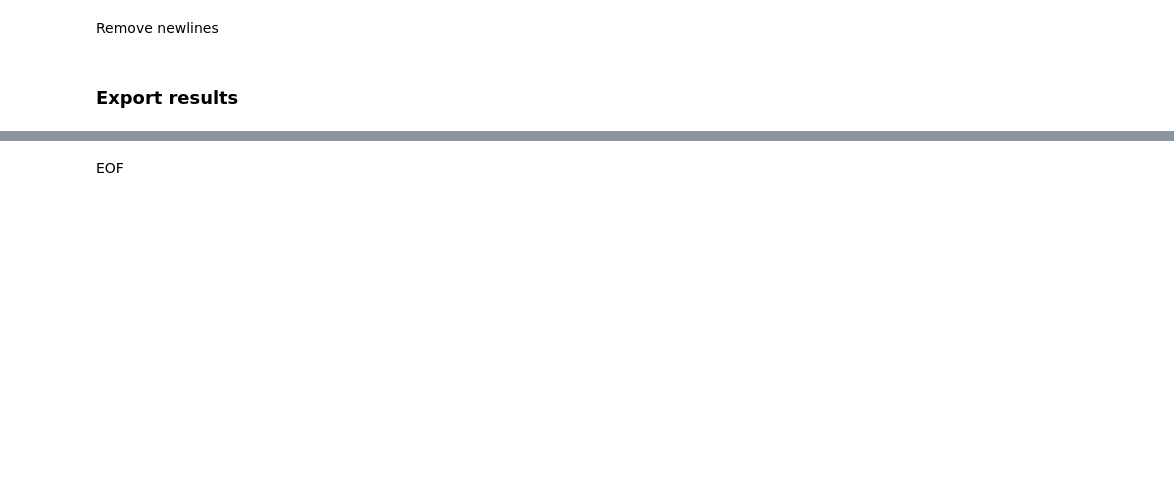
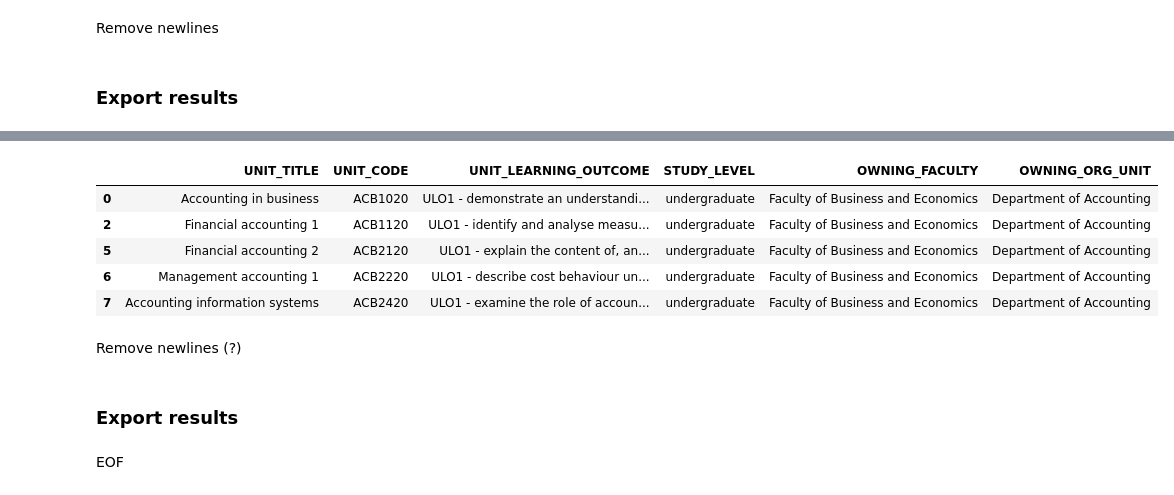
Before and after one commit to sodalabsio/knowledge-mapper, a Jupyter notebook: notebooks/knowledge_mapper.ipynb, the cells around one changed output, grey strips where cells are left out. Saved outputs shown, nothing was run; the diff lists cells and outputs as text; code cells hidden in the pictures; blank space fills up the shorter version.

```diff
--- a/notebooks/knowledge_mapper.ipynb
+++ b/notebooks/knowledge_mapper.ipynb
@@ -261,0 +331,13 @@ df_txt.to_csv("unit_synopsis_embeddings.csv", index=False)
+# %%
+df_meta = df_txt.loc[:, ['UNIT_TITLE', 'UNIT_CODE', 'UNIT_LEARNING_OUTCOME', 'STUDY_LEVEL', 'OWNING_FACULTY', 'OWNING_ORG_UNIT']]
+# %%
+df_meta.head()
+# %% [output]
+|  | UNIT_TITLE | UNIT_CODE | UNIT_LEARNING_OUTCOME | STUDY_LEVEL | OWNING_FACULTY | OWNING_ORG_UNIT |
+| 0 | Accounting in business | ACB1020 | ULO1 - demonstrate an understandi... | undergraduate | Faculty of Business and Economics | Department of Accounting |
+| 2 | Financial accounting 1 | ACB1120 | ULO1 - identify and analyse measu... | undergraduate | Faculty of Business and Economics | Department of Accounting |
+| 5 | Financial accounting 2 | ACB2120 | ULO1 - explain the content of, an... | undergraduate | Faculty of Business and Economics | Department of Accounting |
+| 6 | Management accounting 1 | ACB2220 | ULO1 - describe cost behaviour un... | undergraduate | Faculty of Business and Economics | Department of Accounting |
+| 7 | Accounting information systems | ACB2420 | ULO1 - examine the role of accoun... | undergraduate | Faculty of Business and Economics | Department of Accounting |
+# %% [markdown]
+Remove newlines (?)
@@ -261,0 +346,2 @@ df_txt.to_csv("unit_synopsis_embeddings.csv", index=False)
+# %% [markdown]
+### Export results
```
Also changed, not shown: parts of 23 cells of this notebook, 22 other files.
